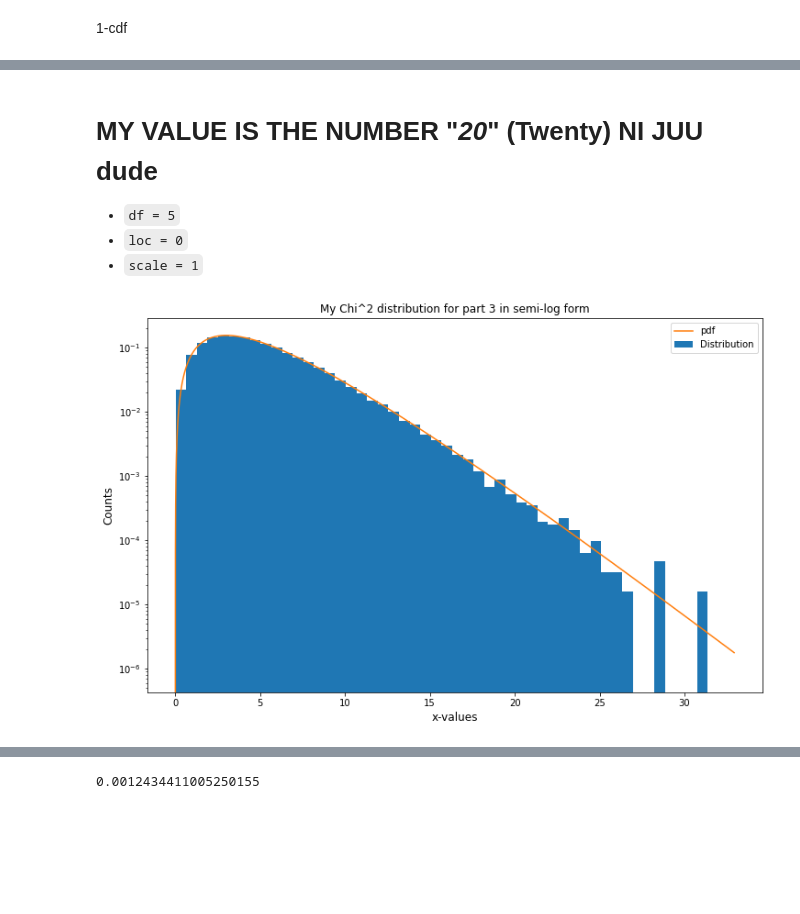
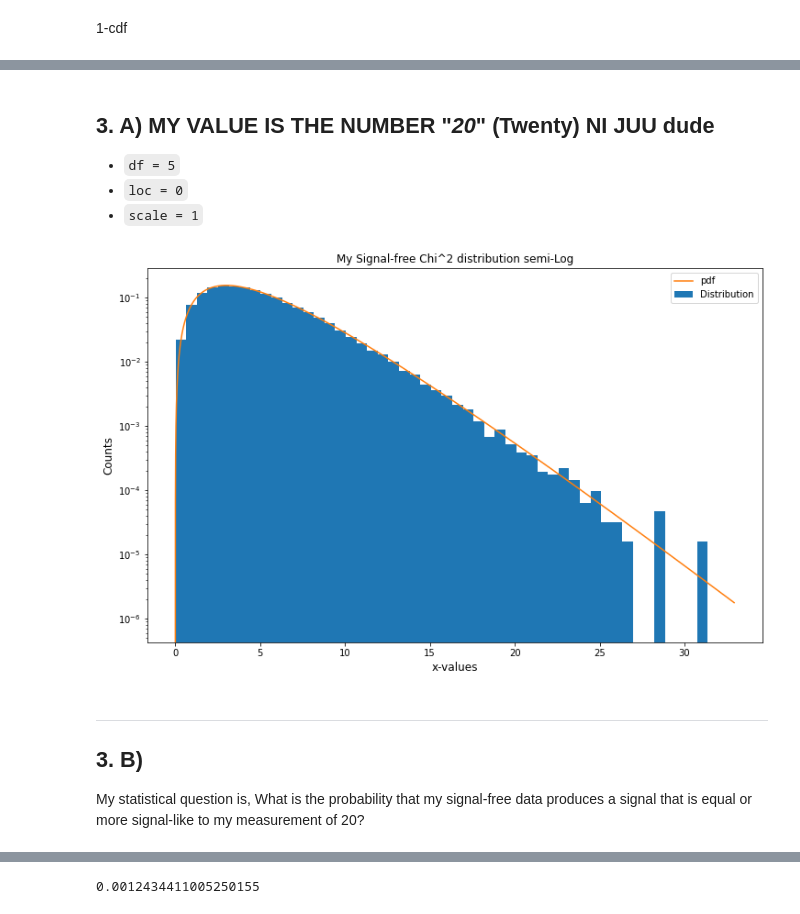
Before and after one commit to maria8ch/Phys434_BigData, a Jupyter notebook: lab1_Berres.ipynb, the cells around one changed output, grey strips where cells are left out. Cells and saved outputs as stored; diff of their text form; code cells hidden in the pictures; blank space fills up the shorter version.

```diff
--- a/lab1_Berres.ipynb
+++ b/lab1_Berres.ipynb
@@ -197,5 +256,5 @@ ax.set_ylabel('Probability',fontsize=12);
 # %% [markdown]
-# MY VALUE IS THE NUMBER "*20*" (Twenty) NI JUU dude
+## 3. A) MY VALUE IS THE NUMBER "*20*" (Twenty) NI JUU dude
 * `df = 5`
 * `loc = 0`
 * `scale = 1`
@@ -210,19 +269,23 @@ bruv=stats.chi2.rvs(df=df,loc=l,scale=s,random_state=rs,size=100000)
 # %%
 #l=0.0
 #s=1.0
 #df=10
 #d = stats.norm.rvs(loc = 5, scale = 0.01, size = 100000)
 #c21=stats.chi2.rvs(df,loc = l, scale = s, size = 100000,random_state=420)
 fig, ax = plt.subplots(figsize=(12, 7.5))
 #c2=np.random.chisquare(d)
 ax.hist(bruv, bins=50, density=True,label='Distribution');
 v = np.linspace(0,ax.get_xlim()[1], 100000)
 plt.yscale('log')
-ax.set_title('My Chi^2 distribution for part 3 in semi-log form',fontsize=12)
+ax.set_title('My Signal-free Chi^2 distribution semi-Log',fontsize=12)
 ax.set_xlabel('x-values',fontsize=12)
 ax.set_ylabel('Counts',fontsize=12)
 #ax.plot(v,stats.chi2.pdf(v,df,loc=l,scale=s));
 ax.plot(v,tc2(v,df),label='pdf');
 ax.legend(loc=0);
 # %% [output]
-[figure, old version]
+[figure, new version]
+# %% [markdown]
+---
+## 3. B)
+My statistical question is, What is the probability that my signal-free data produces a signal that is equal or more signal-like to my measurement of 20?
```
Also changed, not shown: parts of 33 cells of this notebook.
